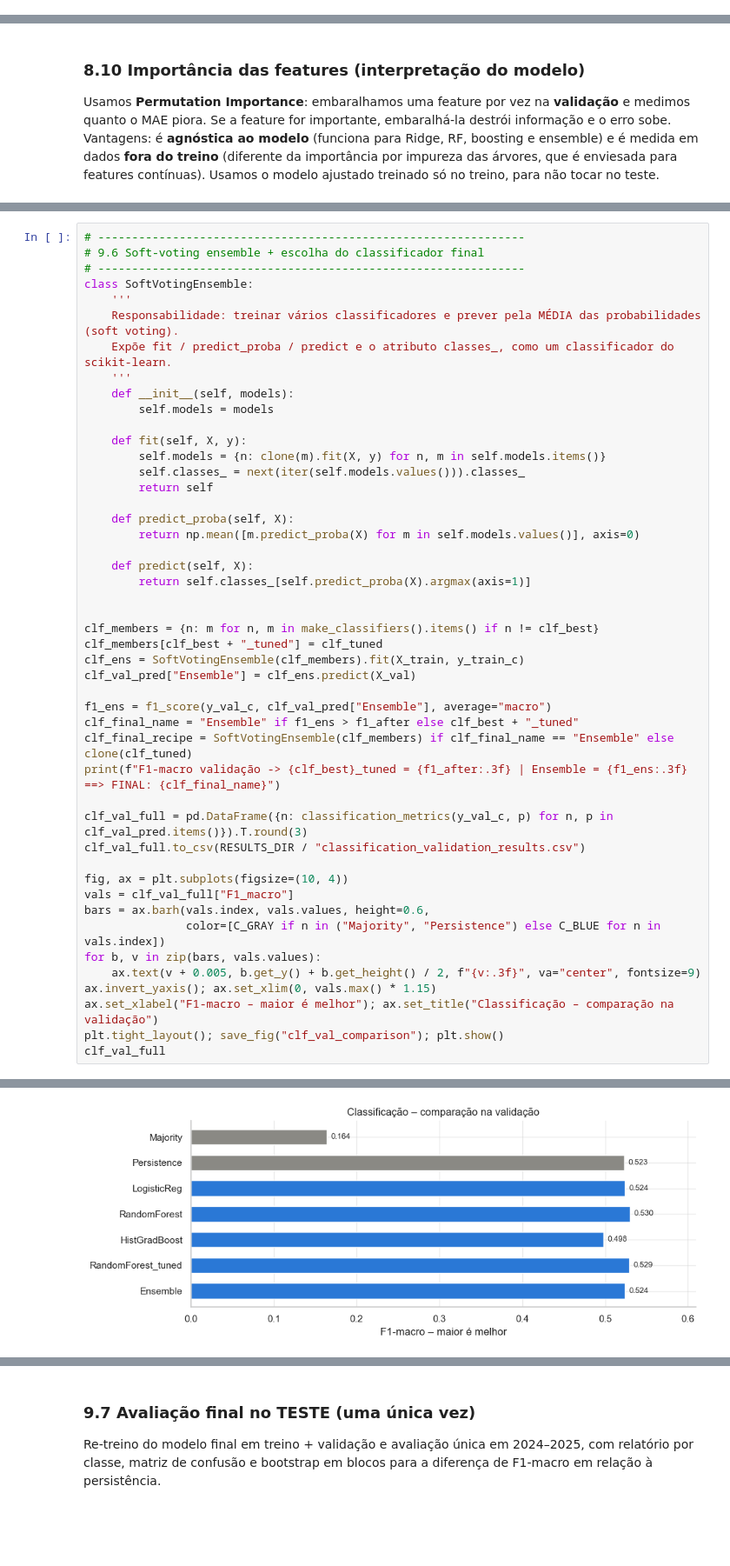
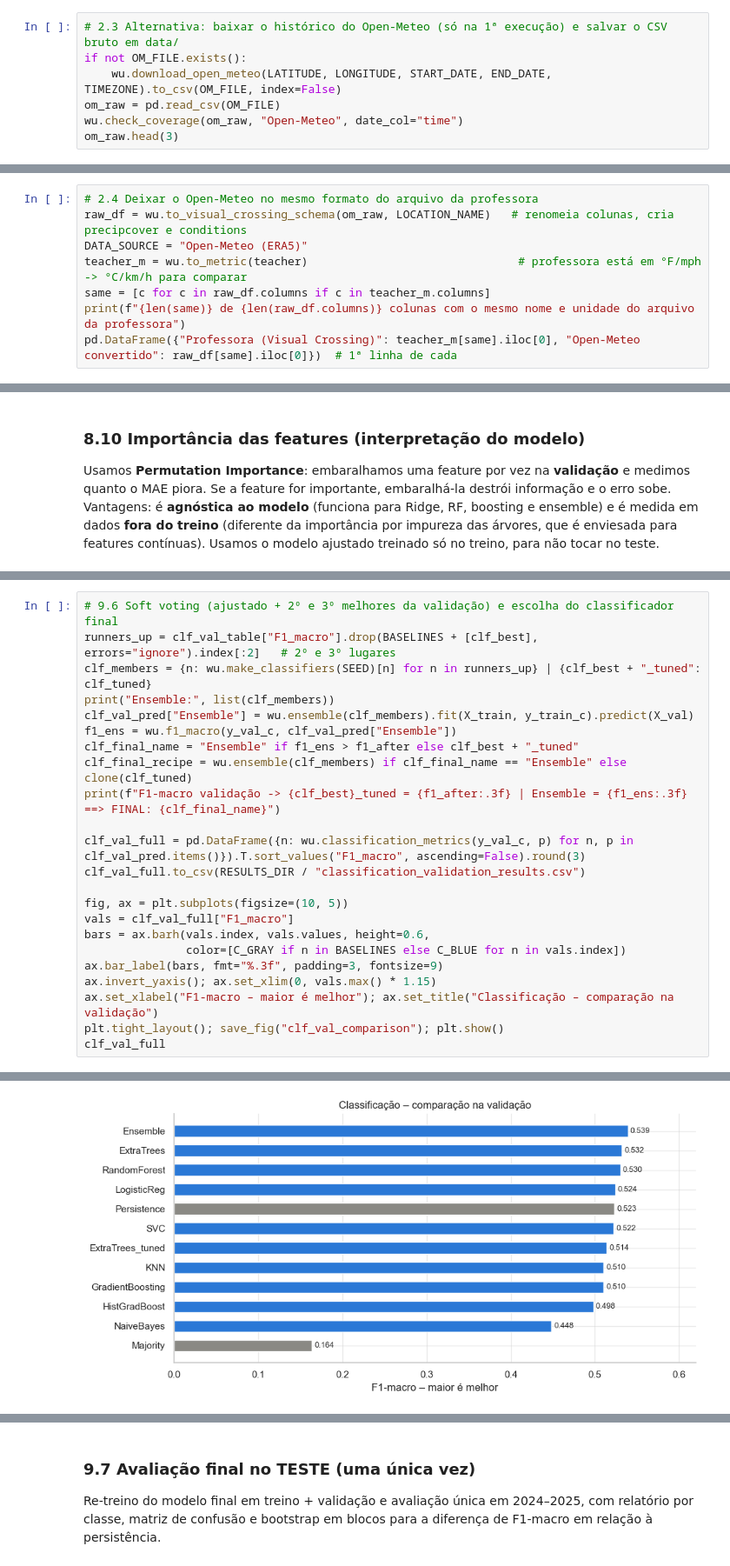
Before and after one commit to ThiagoHF31/machine_learning_work, a Jupyter notebook: notebooks/weather_prediction_macau.ipynb, the cells around one changed output, grey strips where cells are left out. Shown at 87% size. Cells and saved outputs as stored; diff of their text form; blank space fills up the shorter version.

```diff
--- a/notebooks/weather_prediction_macau.ipynb
+++ b/notebooks/weather_prediction_macau.ipynb
@@ -381,0 +104,7 @@ Período: 2014-01-01 -> 2025-12-31
+# %%
+# 2.3 Alternativa: baixar o histórico do Open-Meteo (só na 1ª execução) e salvar o CSV bruto em data/
+if not OM_FILE.exists():
+    wu.download_open_meteo(LATITUDE, LONGITUDE, START_DATE, END_DATE, TIMEZONE).to_csv(OM_FILE, index=False)
+om_raw = pd.read_csv(OM_FILE)
+wu.check_coverage(om_raw, "Open-Meteo", date_col="time")
+om_raw.head(3)
@@ -381,0 +117,8 @@ Período: 2014-01-01 -> 2025-12-31
+# %%
+# 2.4 Deixar o Open-Meteo no mesmo formato do arquivo da professora
+raw_df = wu.to_visual_crossing_schema(om_raw, LOCATION_NAME)   # renomeia colunas, cria precipcover e conditions
+DATA_SOURCE = "Open-Meteo (ERA5)"
+teacher_m = wu.to_metric(teacher)                               # professora está em °F/mph -> °C/km/h para comparar
+same = [c for c in raw_df.columns if c in teacher_m.columns]
+print(f"{len(same)} de {len(raw_df.columns)} colunas com o mesmo nome e unidade do arquivo da professora")
+pd.DataFrame({"Professora (Visual Crossing)": teacher_m[same].iloc[0], "Open-Meteo convertido": raw_df[same].iloc[0]})  # 1ª linha de cada
@@ -1604,48 +956,24 @@ Fazemos a **média das probabilidades** previstas pelos três classificadores (o
 com maior probabilidade média. *Soft voting* aproveita a "confiança" de cada modelo, não só o voto final.
 O modelo final é o de maior **F1‑macro na validação** (ajustado × ensemble).
 # %%
-# ---------------------------------------------------------------
-# 9.6 Soft-voting ensemble + escolha do classificador final
-# ---------------------------------------------------------------
-class SoftVotingEnsemble:
-    '''
-    Responsabilidade: treinar vários classificadores e prever pela MÉDIA das probabilidades (soft voting).
-    Expõe fit / predict_proba / predict e o atributo classes_, como um classificador do scikit-learn.
-    '''
-    def __init__(self, models):
-        self.models = models
-
-    def fit(self, X, y):
-        self.models = {n: clone(m).fit(X, y) for n, m in self.models.items()}
-        self.classes_ = next(iter(self.models.values())).classes_
-        return self
-
-    def predict_proba(self, X):
-        return np.mean([m.predict_proba(X) for m in self.models.values()], axis=0)
-
-    def predict(self, X):
-        return self.classes_[self.predict_proba(X).argmax(axis=1)]
-
-
-clf_members = {n: m for n, m in make_classifiers().items() if n != clf_best}
-clf_members[clf_best + "_tuned"] = clf_tuned
-clf_ens = SoftVotingEnsemble(clf_members).fit(X_train, y_train_c)
-clf_val_pred["Ensemble"] = clf_ens.predict(X_val)
-
-f1_ens = f1_score(y_val_c, clf_val_pred["Ensemble"], average="macro")
+# 9.6 Soft voting (ajustado + 2º e 3º melhores da validação) e escolha do classificador final
+runners_up = clf_val_table["F1_macro"].drop(BASELINES + [clf_best], errors="ignore").index[:2]   # 2º e 3º lugares
+clf_members = {n: wu.make_classifiers(SEED)[n] for n in runners_up} | {clf_best + "_tuned": clf_tuned}
+print("Ensemble:", list(clf_members))
+clf_val_pred["Ensemble"] = wu.ensemble(clf_members).fit(X_train, y_train_c).predict(X_val)
+f1_ens = wu.f1_macro(y_val_c, clf_val_pred["Ensemble"])
 clf_final_name = "Ensemble" if f1_ens > f1_after else clf_best + "_tuned"
-clf_final_recipe = SoftVotingEnsemble(clf_members) if clf_final_name == "Ensemble" else clone(clf_tuned)
+clf_final_recipe = wu.ensemble(clf_members) if clf_final_name == "Ensemble" else clone(clf_tuned)
 print(f"F1-macro validação -> {clf_best}_tuned = {f1_after:.3f} | Ensemble = {f1_ens:.3f}  ==> FINAL: {clf_final_name}")
 
-clf_val_full = pd.DataFrame({n: classification_metrics(y_val_c, p) for n, p in clf_val_pred.items()}).T.round(3)
+clf_val_full = pd.DataFrame({n: wu.classification_metrics(y_val_c, p) for n, p in clf_val_pred.items()}).T.sort_values("F1_macro", ascending=False).round(3)
 clf_val_full.to_csv(RESULTS_DIR / "classification_validation_results.csv")
 
-fig, ax = plt.subplots(figsize=(10, 4))
+fig, ax = plt.subplots(figsize=(10, 5))
 vals = clf_val_full["F1_macro"]
 bars = ax.barh(vals.index, vals.values, height=0.6,
-               color=[C_GRAY if n in ("Majority", "Persistence") else C_BLUE for n in vals.index])
-for b, v in zip(bars, vals.values):
-    ax.text(v + 0.005, b.get_y() + b.get_height() / 2, f"{v:.3f}", va="center", fontsize=9)
+               color=[C_GRAY if n in BASELINES else C_BLUE for n in vals.index])
+ax.bar_label(bars, fmt="%.3f", padding=3, fontsize=9)
 ax.invert_yaxis(); ax.set_xlim(0, vals.max() * 1.15)
 ax.set_xlabel("F1-macro – maior é melhor"); ax.set_title("Classificação – comparação na validação")
 plt.tight_layout(); save_fig("clf_val_comparison"); plt.show()
@@ -1655,2 +984,2 @@ F1-macro validação -> RandomForest_tuned = 0.529 | Ensemble = 0.524  ==> FINAL
-[figure, old version]
+[figure, new version]
 |  | F1_macro | Accuracy | Balanced_acc | F1_weighted |
```
Also changed, not shown: parts of 60 cells of this notebook, 25 other files.
